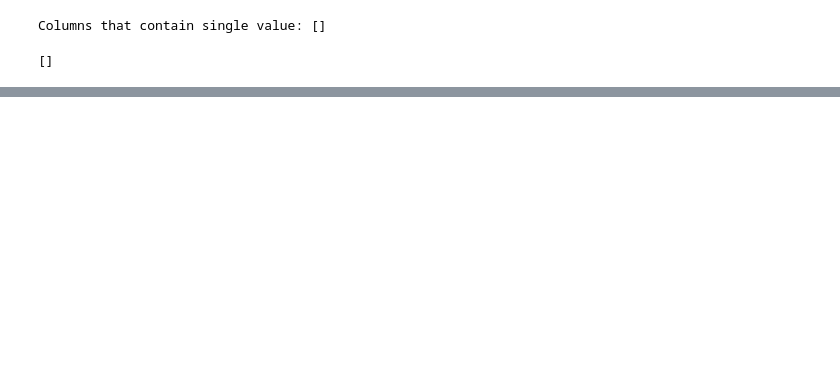
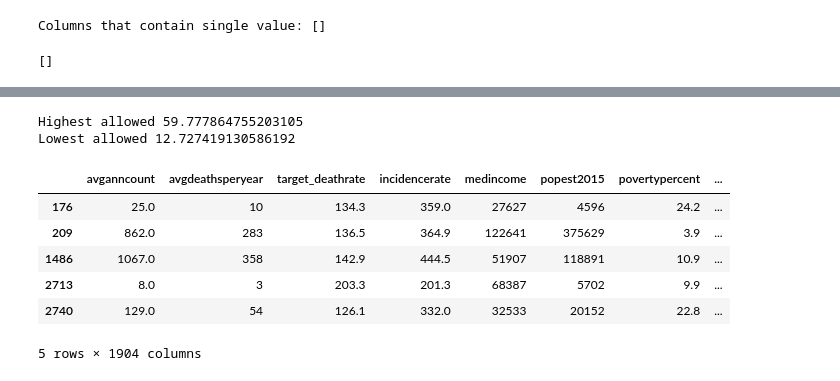
Before and after one commit to Flychuban/Predict-Cancer-Mortality-Rates, a Jupyter notebook: PredictCancer.ipynb, the cells around one changed output, grey strips where cells are left out. Drawn from its saved outputs; the diff is of its cells as text; code cells hidden in the pictures; blank space fills up the shorter version.

Commit message:
Outliers exploration

```diff
--- a/PredictCancer.ipynb
+++ b/PredictCancer.ipynb
@@ -214,0 +250,3 @@ df.to_csv("data_processed.csv", index=False)
+# %%
+gaussian_data = processed_data[gaussian_cols]
+basic_info_gaussian = gaussian_data.describe()
@@ -214,0 +265,3 @@ df.to_csv("data_processed.csv", index=False)
+# %%
+basic_info_gaussian = basic_info_gaussian.loc[['mean', 'std', 'min', 'max']]
+basic_info_gaussian
@@ -214,0 +274,16 @@ df.to_csv("data_processed.csv", index=False)
+# %%
+# dealing with outlier values for incidencerate column
+print("Highest allowed",basic_info_gaussian["pctpubliccoverage"]["mean"] + 3*basic_info_gaussian['pctpubliccoverage']["std"])
+print("Lowest allowed",basic_info_gaussian["pctpubliccoverage"]["mean"] - 3*basic_info_gaussian['pctpubliccoverage']["std"])
+
+processed_data[(processed_data['pctpubliccoverage'] > 59.777864755203105) | (processed_data['pctpubliccoverage'] < 12.727419130586192)]
+# %% [output]
+Highest allowed 59.777864755203105
+Lowest allowed 12.727419130586192
+|  | avganncount | avgdeathsperyear | target_deathrate | incidencerate | medincome | popest2015 | povertypercent | ... |
+| 176 | 25.0 | 10 | 134.3 | 359.0 | 27627 | 4596 | 24.2 | ... |
+| 209 | 862.0 | 283 | 136.5 | 364.9 | 122641 | 375629 | 3.9 | ... |
+| 1486 | 1067.0 | 358 | 142.9 | 444.5 | 51907 | 118891 | 10.9 | ... |
+| 2713 | 8.0 | 3 | 203.3 | 201.3 | 68387 | 5702 | 9.9 | ... |
+| 2740 | 129.0 | 54 | 126.1 | 332.0 | 32533 | 20152 | 22.8 | ... |
+5 rows × 1904 columns
```
Also changed, not shown: parts of 8 cells of this notebook.
